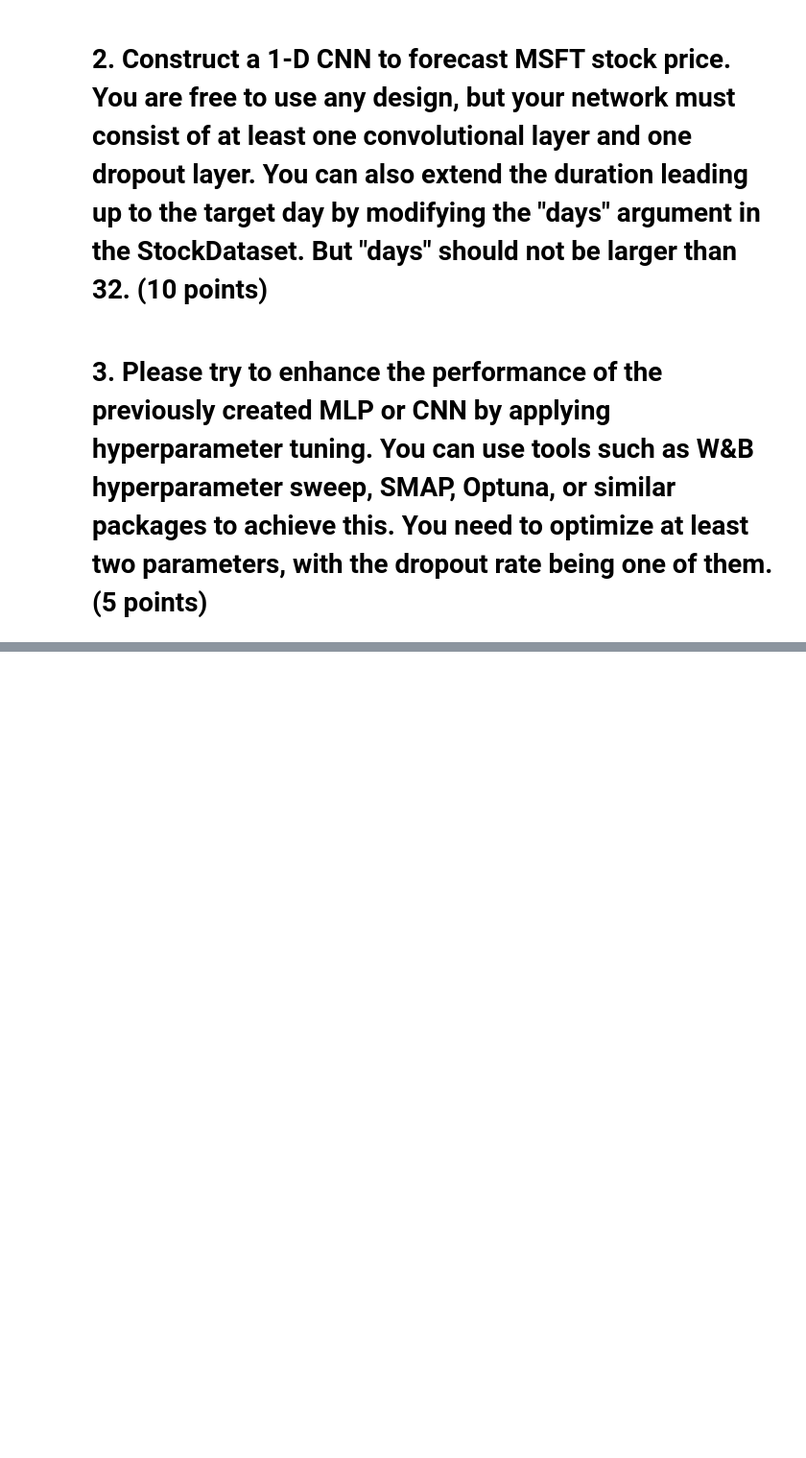
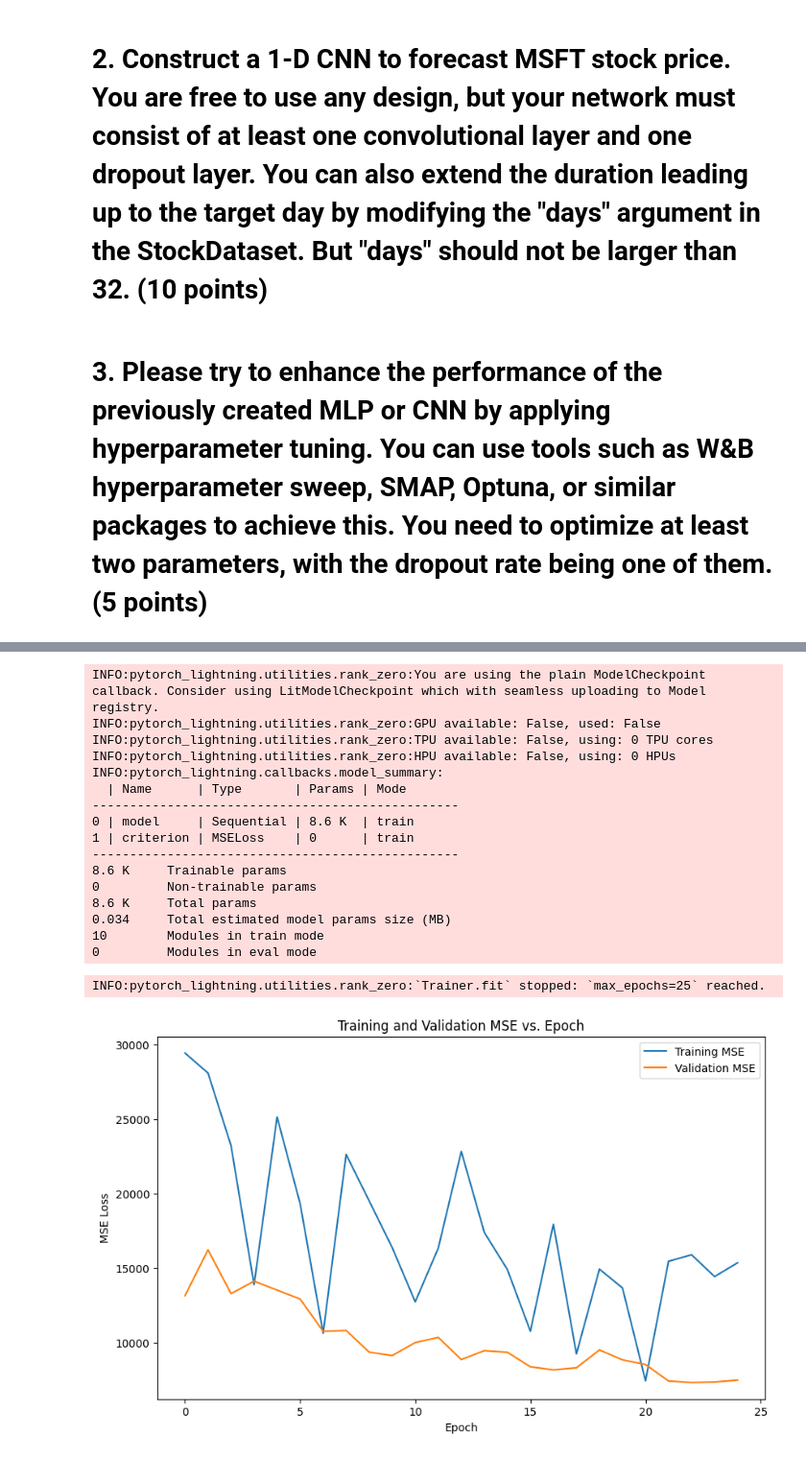
Before and after one commit to ikemnkur/CS_5013, a Jupyter notebook: hw2.ipynb, the cells around one changed output, grey strips where cells are left out. Shown at 96% size. Saved outputs shown, nothing was run; the diff lists cells and outputs as text; code cells hidden in the pictures; blank space fills up the shorter version.

```diff
--- a/hw2.ipynb
+++ b/hw2.ipynb
@@ -236,26 +236,45 @@ class LossHistory(pl.Callback):
 # %%
 
 # Instantiate model and callback
 model = MSFTForecastingMLP()
 loss_history = LossHistory()
 
 # ------------------------------
 # Training
 # ------------------------------
 # Set up PyTorch Lightning Trainer
-trainer = pl.Trainer(max_epochs=25, callbacks=[loss_history], log_every_n_steps=1, progress_bar_refresh_rate=20)
+trainer = pl.Trainer(max_epochs=25, callbacks=[loss_history], log_every_n_steps=1)
 
 # Train the model using the data module (which provides 70% training and 15% validation data)
 trainer.fit(model, datamodule=data_module)
 
 # ------------------------------
 # Plotting Training and Validation MSE vs Epoch
 # ------------------------------
 plt.figure(figsize=(10,6))
 plt.plot(loss_history.train_losses, label='Training MSE')
 plt.plot(loss_history.val_losses, label='Validation MSE')
 plt.xlabel('Epoch')
 plt.ylabel('MSE Loss')
 plt.title('Training and Validation MSE vs. Epoch')
 plt.legend()
 plt.show()
+# %% [output]
+INFO:pytorch_lightning.utilities.rank_zero:You are using the plain ModelCheckpoint callback. Consider using LitModelCheckpoint which with seamless uploading to Model registry.
+INFO:pytorch_lightning.utilities.rank_zero:GPU available: False, used: False
+INFO:pytorch_lightning.utilities.rank_zero:TPU available: False, using: 0 TPU cores
+INFO:pytorch_lightning.utilities.rank_zero:HPU available: False, using: 0 HPUs
+INFO:pytorch_lightning.callbacks.model_summary:
+  | Name      | Type       | Params | Mode
+-------------------------------------------------
+0 | model     | Sequential | 8.6 K  | train
+1 | criterion | MSELoss    | 0      | train
+-------------------------------------------------
+8.6 K     Trainable params
+0         Non-trainable params
+8.6 K     Total params
+0.034     Total estimated model params size (MB)
+10        Modules in train mode
+0         Modules in eval mode
+INFO:pytorch_lightning.utilities.rank_zero:`Trainer.fit` stopped: `max_epochs=25` reached.
+[figure, added]
```
Also changed, not shown: parts of 2 cells of this notebook.
